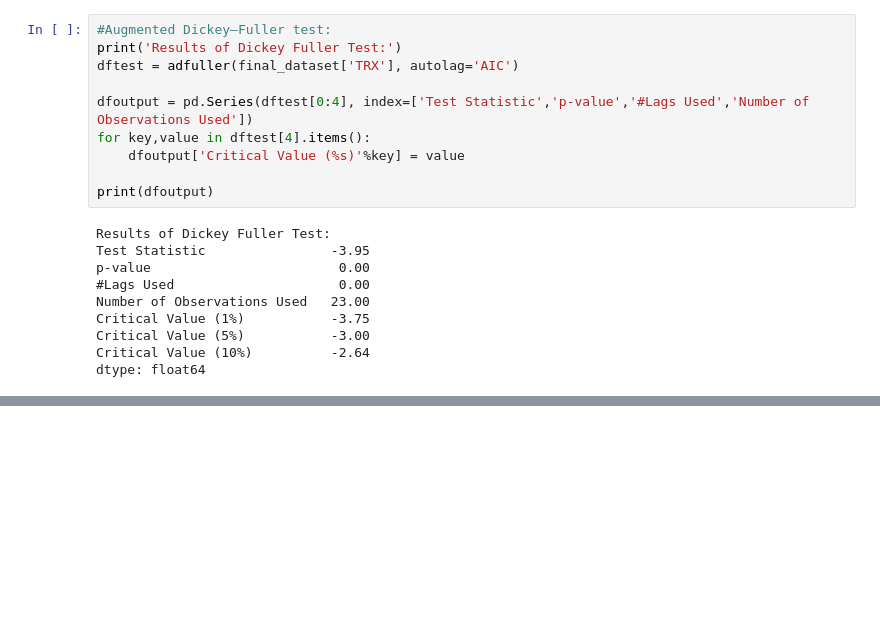
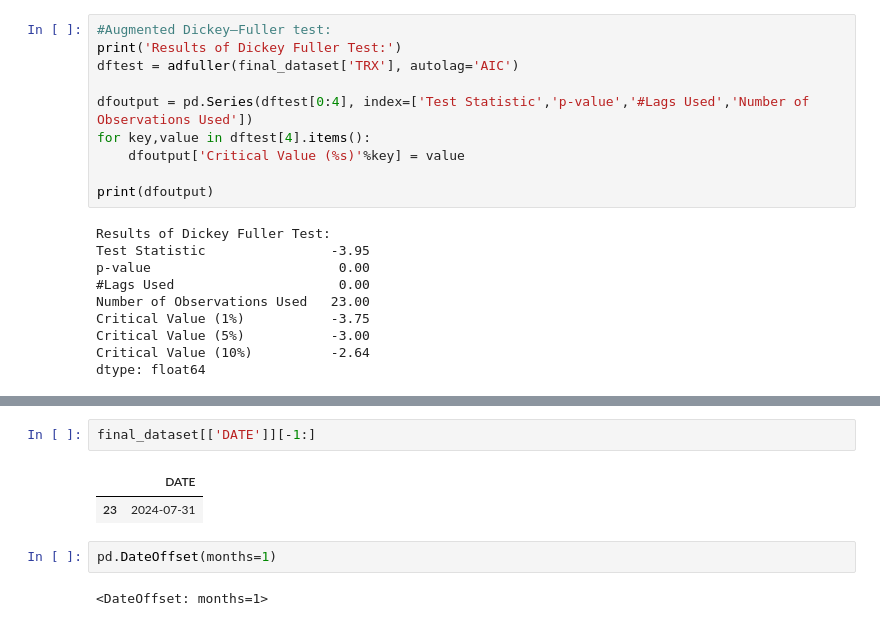
Before and after one commit to RohitRShettar/Pharmabrandinsights, a Jupyter notebook: PharmaFDC/Pharmaceutical_Brand_Predictive_Model.ipynb, the cells around one changed output, grey strips where cells are left out. Saved outputs shown, nothing was run; the diff lists cells and outputs as text; blank space fills up the shorter version.

```diff
--- a/PharmaFDC/Pharmaceutical_Brand_Predictive_Model.ipynb
+++ b/PharmaFDC/Pharmaceutical_Brand_Predictive_Model.ipynb
@@ -730,0 +725,9 @@ pd.DateOffset(months=1)
+# %%
+final_dataset[['DATE']][-1:]
+# %% [output]
+|  | DATE |
+| 23 | 2024-07-31 |
+# %%
+pd.DateOffset(months=1)
+# %% [output]
+<DateOffset: months=1>
```
Also changed, not shown: parts of 16 cells of this notebook.
